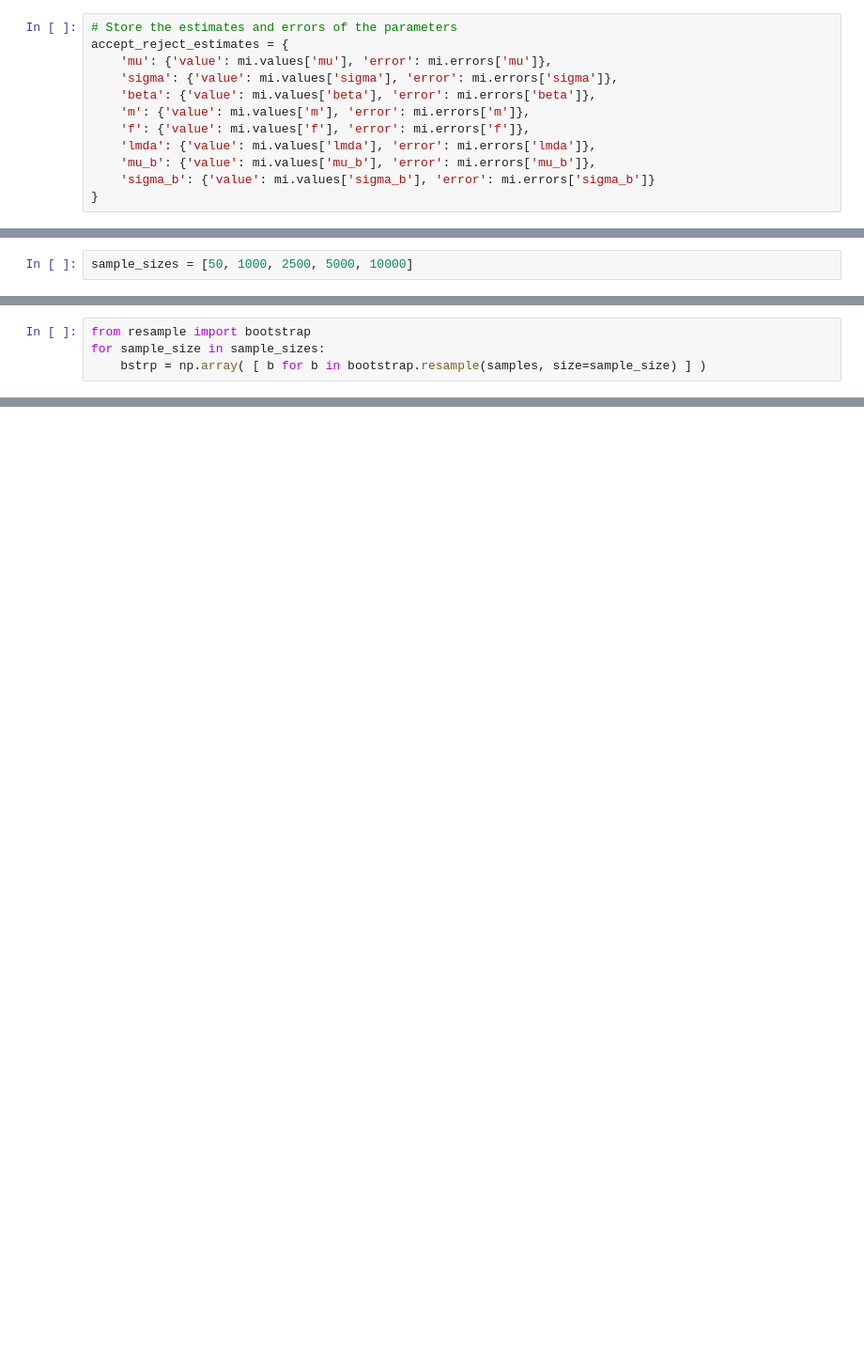
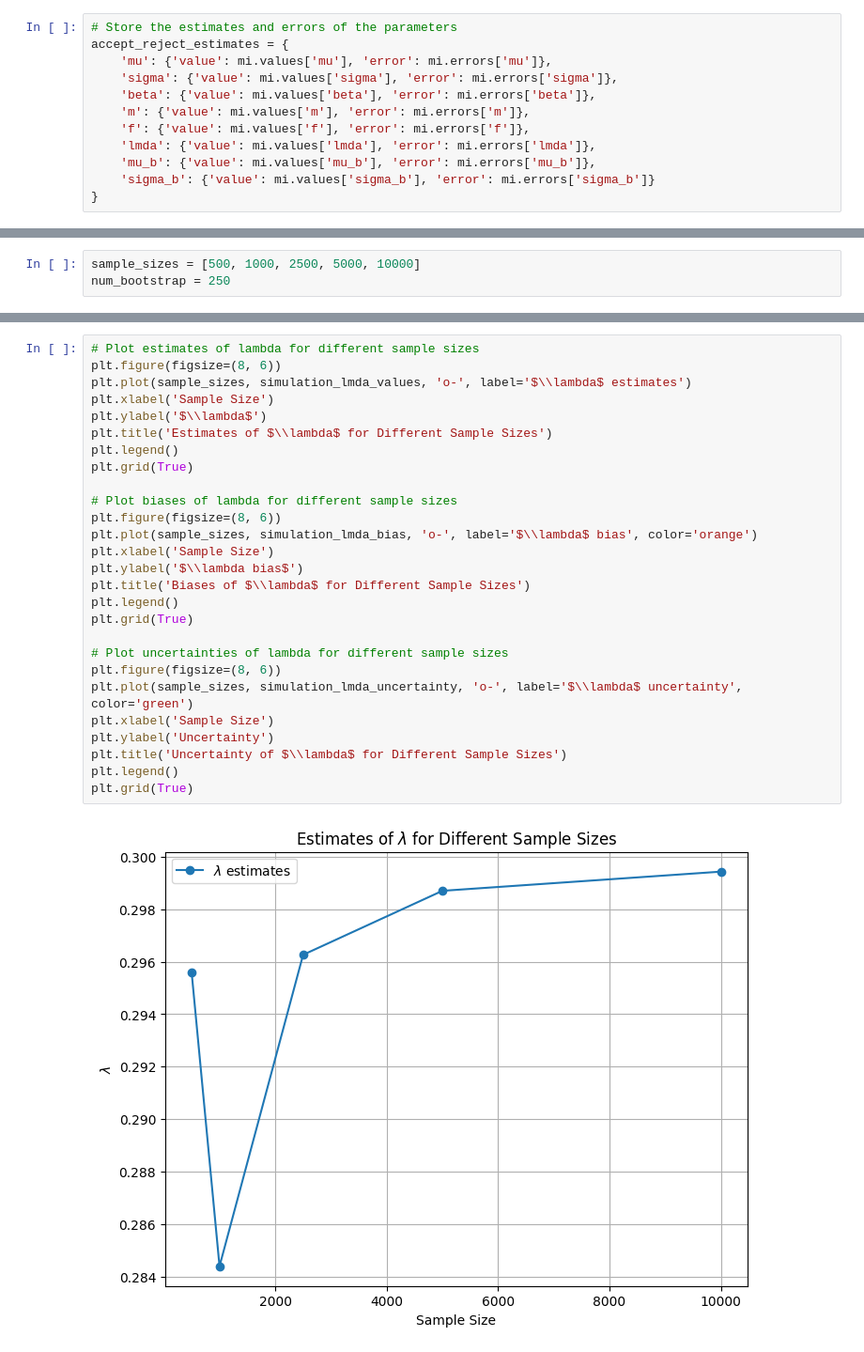
Before and after one commit to john-zhaoyuanzhen/Statistical-Methods-Coursework, a Jupyter notebook: s1.ipynb, the cells around one changed output, grey strips where cells are left out. Shown at 94% size. Saved outputs shown, nothing was run; the diff lists cells and outputs as text; blank space fills up the shorter version.

```diff
--- a/s1.ipynb
+++ b/s1.ipynb
@@ -307,2 +312,3 @@ Also determine the expected uncertainty on 𝜆 as a function of the sample size
 # %%
-sample_sizes = [50, 1000, 2500, 5000, 10000]
+sample_sizes = [500, 1000, 2500, 5000, 10000]
+num_bootstrap = 250
@@ -311,4 +314,0 @@ sample_sizes = [50, 1000, 2500, 5000, 10000]
-# %%
-from resample import bootstrap
-for sample_size in sample_sizes:
-    bstrp = np.array( [ b for b in bootstrap.resample(samples, size=sample_size) ] )
@@ -314,0 +375,29 @@ for sample_size in sample_sizes:
+# %%
+# Plot estimates of lambda for different sample sizes
+plt.figure(figsize=(8, 6))
+plt.plot(sample_sizes, simulation_lmda_values, 'o-', label='$\\lambda$ estimates')
+plt.xlabel('Sample Size')
+plt.ylabel('$\\lambda$')
+plt.title('Estimates of $\\lambda$ for Different Sample Sizes')
+plt.legend()
+plt.grid(True)
+
+# Plot biases of lambda for different sample sizes
+plt.figure(figsize=(8, 6))
+plt.plot(sample_sizes, simulation_lmda_bias, 'o-', label='$\\lambda$ bias', color='orange')
+plt.xlabel('Sample Size')
+plt.ylabel('$\\lambda bias$')
+plt.title('Biases of $\\lambda$ for Different Sample Sizes')
+plt.legend()
+plt.grid(True)
+
+# Plot uncertainties of lambda for different sample sizes
+plt.figure(figsize=(8, 6))
+plt.plot(sample_sizes, simulation_lmda_uncertainty, 'o-', label='$\\lambda$ uncertainty', color='green')
+plt.xlabel('Sample Size')
+plt.ylabel('Uncertainty')
+plt.title('Uncertainty of $\\lambda$ for Different Sample Sizes')
+plt.legend()
+plt.grid(True)
+# %% [output]
+[figure, added]
```
Also changed, not shown: parts of 19 cells of this notebook.
